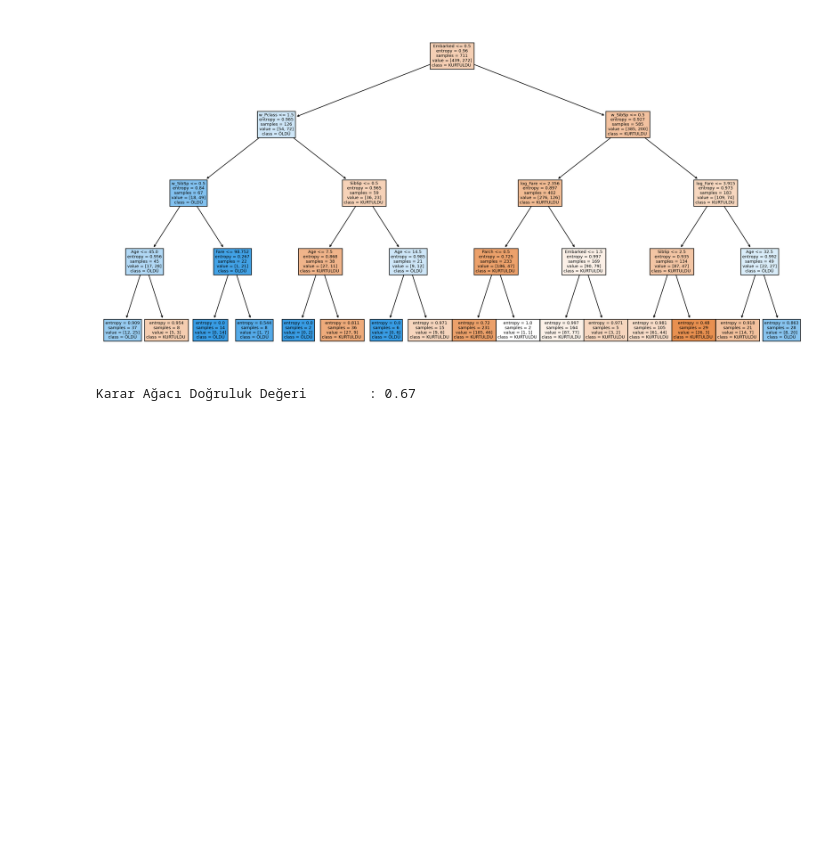
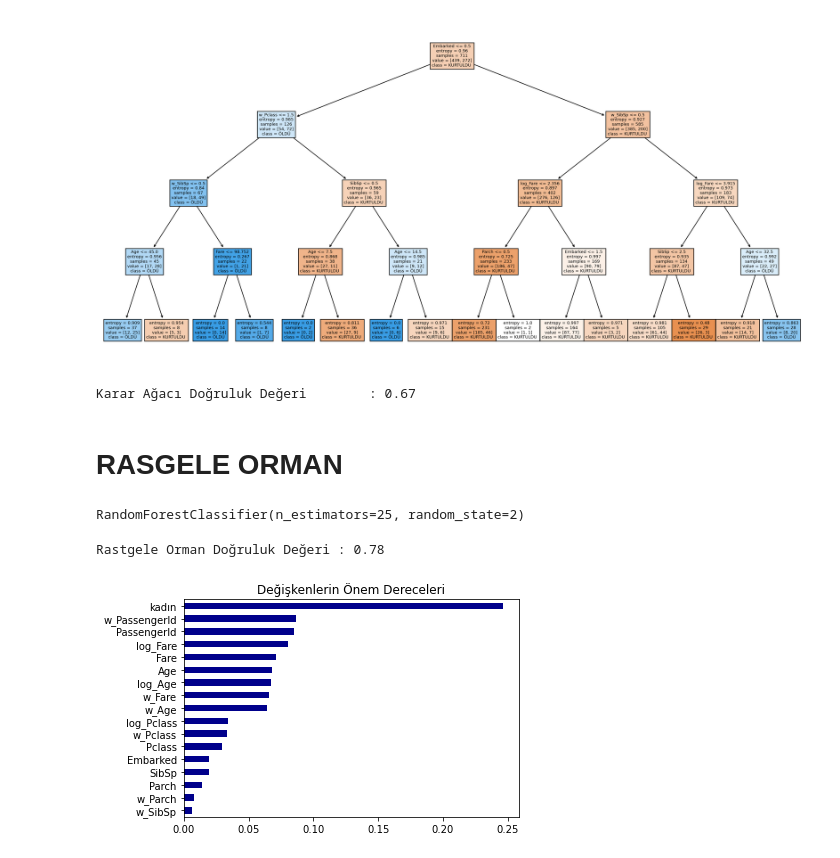
Before and after one commit to aytackolukisa/ML, a Jupyter notebook: Titanic2.ipynb, the cells around one changed output. Cells and saved outputs as stored; diff of their text form; code cells hidden in the pictures; blank space fills up the shorter version.

```diff
--- a/Titanic2.ipynb
+++ b/Titanic2.ipynb
@@ -293,3 +293,28 @@ y_tahmin_ka = titanic_karar_agaci.predict(X_test)
 print("Karar Ağacı Doğruluk Değeri        : {:.2f}".format(accuracy_score(y_test, y_tahmin_ka)))
 # %% [output]
 Karar Ağacı Doğruluk Değeri        : 0.67
+# %% [markdown]
+# RASGELE ORMAN
+# %%
+from sklearn.ensemble import RandomForestClassifier
+rastgele_orman = RandomForestClassifier(n_estimators=25, random_state=2)
+rastgele_orman.fit(X_train, y_train)
+# %% [output]
+RandomForestClassifier(n_estimators=25, random_state=2)
+# %%
+from sklearn.metrics import accuracy_score
+y_tahmin_ro = rastgele_orman.predict(X_test)
+print("Rastgele Orman Doğruluk Değeri : {:.2f}".format(accuracy_score(y_test, y_tahmin_ro)))
+# %% [output]
+Rastgele Orman Doğruluk Değeri : 0.78
+# %%
+önem_dereceleri = pd.Series(data=rastgele_orman.feature_importances_,
+                        index= X_train.columns)
+
+önem_dereceleri_sıralı = önem_dereceleri.sort_values()
+
+önem_dereceleri_sıralı.plot(kind='barh', color='darkblue')
+plt.title('Değişkenlerin Önem Dereceleri')
+plt.show()
+# %% [output]
+[figure, added]
```
